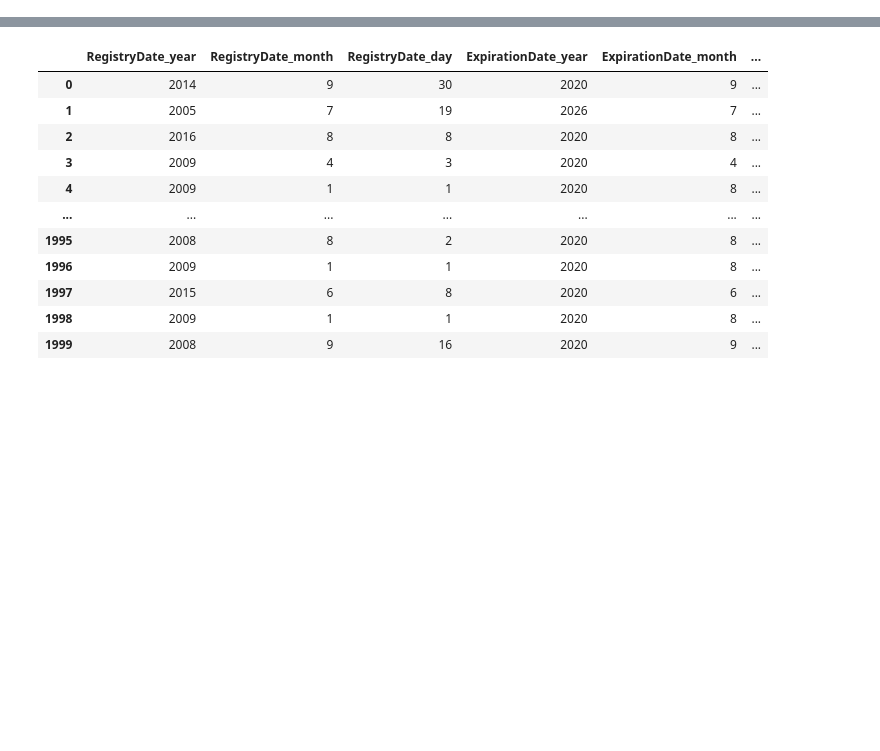
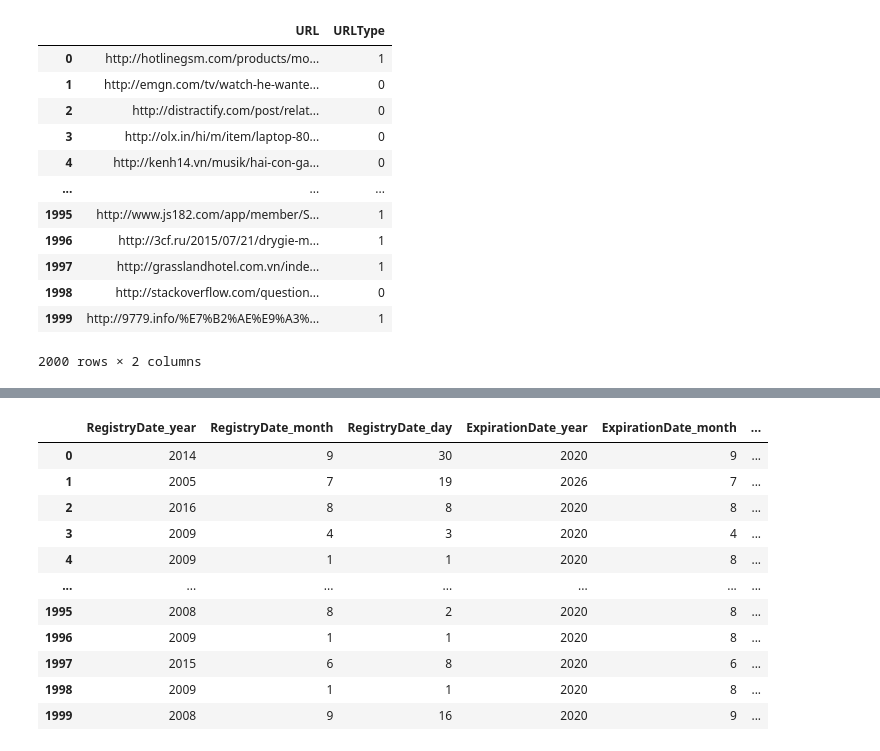
Before and after one commit to cmclearnon/QUB-CSC3032-FYP, a Jupyter notebook: src/ml/Domain - Host based Experimentation.ipynb, the cells around one changed output, grey strips where cells are left out. Drawn from its saved outputs; the diff is of its cells as text; code cells hidden in the pictures; blank space fills up the shorter version.

```diff
--- a/src/ml/Domain - Host based Feature Extraction.ipynb
+++ b/src/ml/Domain - Host based Experimentation.ipynb
@@ -144,4 +136,34 @@ def host_ft_extract(url):
 
     return df
+# %%
+benign_df = base_df[base_df.URLType.eq(0)]
+benign_df = benign_df[:1000]
+benign_df.reset_index()
+
+malicious_df = base_df[base_df.URLType.eq(1)]
+malicious_df = malicious_df[:1000]
+malicious_df.reset_index()
+
+frames = [benign_df, malicious_df]
+domain_df = pd.concat(frames)
+domain_df = domain_df.sample(frac=1).reset_index(drop=True)
+display(domain_df)
+
+domain_df["URLType"].value_counts()
+domain_df.to_csv('/Users/chrismclearnon/Developer/QUB-CSC3032-FYP/src/data/domain_urls.csv', index=False)
+# %% [output]
+|  | URL | URLType |
+| 0 | http://hotlinegsm.com/products/mo... | 1 |
+| 1 | http://emgn.com/tv/watch-he-wante... | 0 |
+| 2 | http://distractify.com/post/relat... | 0 |
+| 3 | http://olx.in/hi/m/item/laptop-80... | 0 |
+| 4 | http://kenh14.vn/musik/hai-con-ga... | 0 |
+| ... | ... | ... |
+| 1995 | http://www.js182.com/app/member/S... | 1 |
+| 1996 | http://3cf.ru/2015/07/21/drygie-m... | 1 |
+| 1997 | http://grasslandhotel.com.vn/inde... | 1 |
+| 1998 | http://stackoverflow.com/question... | 0 |
+| 1999 | http://9779.info/%E7%B2%AE%E9%A3%... | 1 |
+2000 rows × 2 columns
 # %%
 dataframe_list = []
```
Also changed, not shown: parts of 21 cells of this notebook, 10 other files.
